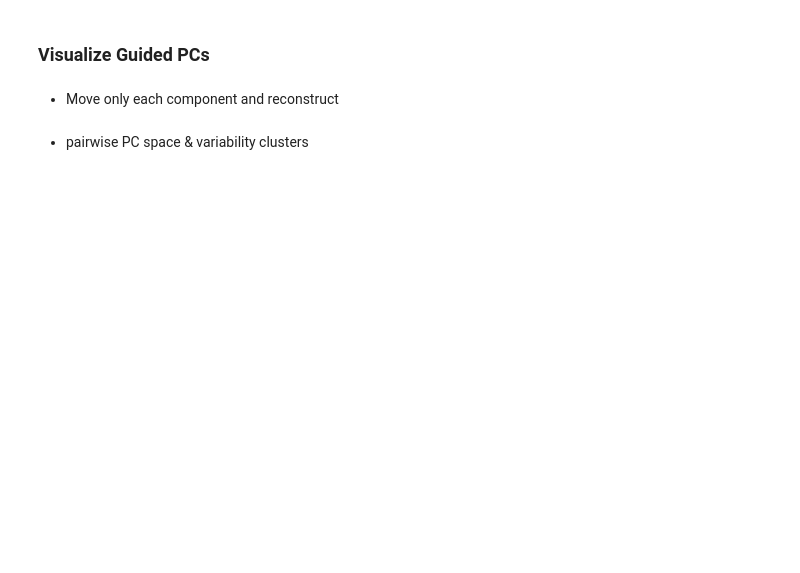
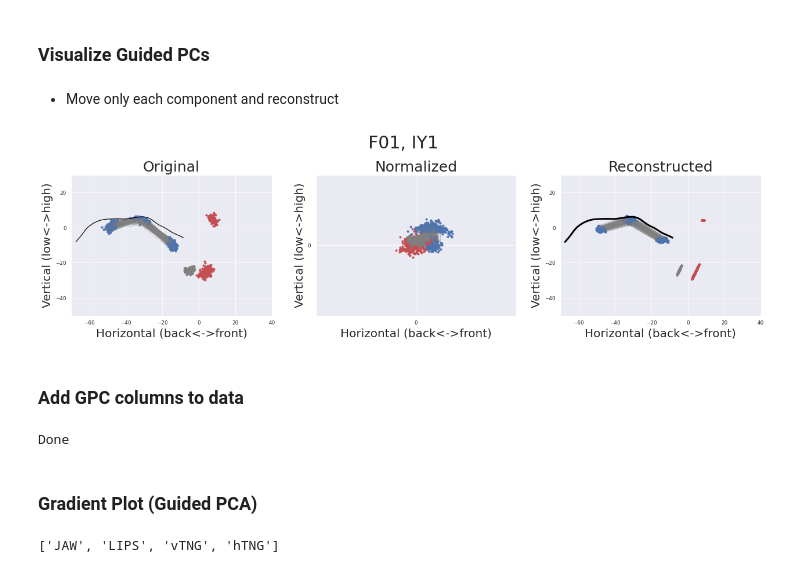
Before and after one commit to jaekookang/Articulatory-Data-Processor, a Jupyter notebook: 1-03_artic_analysis.ipynb, the cells around one changed output. Cells and saved outputs as stored; diff of their text form; code cells hidden in the pictures; blank space fills up the shorter version.

Commit message:
update guided pca

```diff
--- a/1-03_artic_analysis.ipynb
+++ b/1-03_artic_analysis.ipynb
@@ -42,6 +45,7 @@ flatten = itertools.chain.from_iterable
 ## Settings
 # %%
 # ----- Settings
+save_again = True
 plot_again = True
 use_mel = True
 
@@ -50,6 +54,7 @@ data_raw_dir = 'data'
 data_proc_dir = 'data_processed'
 data_plot_dir = 'data_plots'
 stat_dir = 'stats'
+gpca_file = os.path.join(data_proc_dir, 'gpca.pkl')
 
 data_file = os.path.join(data_proc_dir, 'data_2021-04-13.csv') # <----- UPDATE HERE
 
@@ -84,7 +89,9 @@ vowel2ipa = {
     'UW1': 'u',
 }
 num_pca = 3
+num_gpca = 4
 pca_col = ['PC1','PC2','PC3']
+gpca_col = ['JAW','LIPS','vTNG','hTNG']
 # %%
 # Rebuild fontmanager
 import matplotlib.font_manager as font_manager
@@ -421,2 +425,11 @@ interactive(children=(Dropdown(description='which_spkr', options=('F01', 'F02',
+# %%
+factor_matrix = np.array([
+    [0, 0, 0, 0, 0, 0, 1, 1, 0, 0, 0, 0],  # factor1: JAWx, JAWy
+    [0, 0, 0, 0, 0, 0, 0, 0, 1, 1, 1, 1],  # factor2: ULx,ULy,LLx,LLy
+    [0, 1, 0, 1, 0, 1, 0, 0, 0, 0, 0, 0],  # factor3: T1y,T2y,T3y
+    [1, 0, 1, 0, 1, 0, 0, 0, 0, 0, 0, 0],  # factor4: T1x,T2x,T3x
+#     [1, 0, 1, 0, 1, 0, 0, 0, 0, 0, 0, 0],  # factor4: T1x,T2x,T3x
+#     [0, 1, 0, 1, 0, 1, 0, 0, 0, 0, 0, 0],  # factor3: T1y,T2y,T3y
+])
 # %% [markdown]
 ### Do Guided PCA analysis
@@ -423,2 +470,11 @@ interactive(children=(Dropdown(description='which_spkr', options=('F01', 'F02',
 # %% [markdown]
 - amount variability explained
+# %%
+# Check variance explained
+avg = 0
+for which_spkr in spkr_list:
+    ratios = GPC[which_spkr]['explained_variance_ratio_']
+    #ratios_perc = [f'{r*100:.0f} %' for r in ratios]
+    avg += ratios
+    print(f'{which_spkr}: {ratios*100:.0f}%')
+print(f'==> Average: {avg/len(spkr_list)*100:.2f} %')
@@ -429,2 +536,33 @@ interactive(children=(Dropdown(description='which_spkr', options=('F01', 'F02',
+# %%
+which_spkr = 'F01'
+which_vowel = 'IY1'
+which_rate = 'N'
+which_time = 0.5
+
+with sns.plotting_context(context='paper'):
+    fig, arr = _validate_gpca_by_reconstruction(D, which_spkr, which_rate, which_vowel, which_time, artic_col, artic_col_norm, GPC, Z)
+# %% [output]
+[figure, added]
+# %% [markdown]
+### Add GPC columns to data
+# %%
+D[gpca_col] = 0
+
+for which_spkr in spkr_list:
+    condition = (D.Speaker==which_spkr)
+    scaler = Scaler(which_spkr, Z)
+    gpca = GPC[which_spkr]['gpca']
+
+    d = D.loc[condition, artic_col].values
+    d = scaler.transform(d, 'artic')
+    d = gpca.transform(d)
+    D.loc[condition, gpca_col] = d
+print('Done')
+# %% [output]
+Done
 # %% [markdown]
-- pairwise PC space & variability clusters
+### Gradient Plot (Guided PCA)
+# %%
+gpca_col
+# %% [output]
+['JAW', 'LIPS', 'vTNG', 'hTNG']
```
Also changed, not shown: parts of 14 cells of this notebook, 10 other files.
